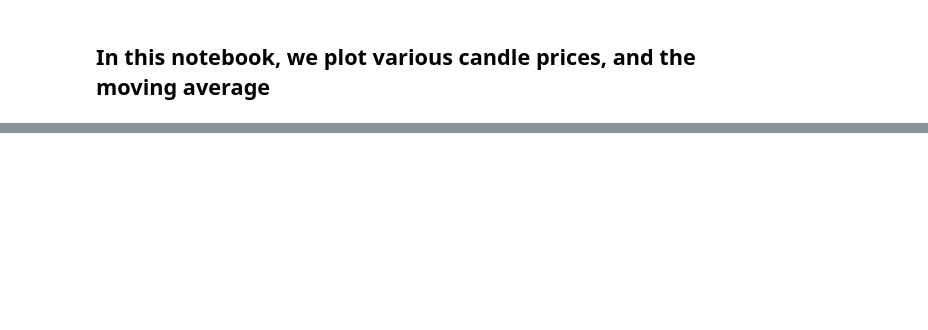
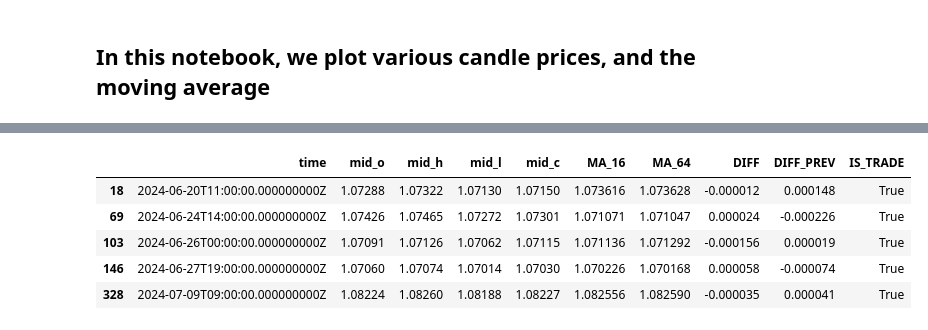
Before and after one commit to mburuxx/python_forex-backtest, a Jupyter notebook: candle_plot.ipynb, the cells around one changed output, grey strips where cells are left out. Cells and saved outputs as stored; diff of their text form; code cells hidden in the pictures; blank space fills up the shorter version.

```diff
--- a/candle_plot.ipynb
+++ b/candle_plot.ipynb
@@ -39,2 +44,24 @@ df_ma.head()
+# %%
+df_ma['DIFF_PREV'] = df_ma.DIFF.shift(1)
+# %%
+def is_trade(row):
+    if row.DIFF >= 0 and row.DIFF_PREV < 0:
+        return True
+    if row.DIFF <= 0 and row.DIFF_PREV > 0:
+        return True
+    return False
+# %%
+df_ma['IS_TRADE'] = df_ma.apply(is_trade, axis=1)
+# %%
+df_trades = df_ma[df_ma.IS_TRADE == True].copy()
+# %%
+df_trades.head()
+# %% [output]
+|  | time | mid_o | mid_h | mid_l | mid_c | MA_16 | MA_64 | DIFF | DIFF_PREV | IS_TRADE |
+| 18 | 2024-06-20T11:00:00.000000000Z | 1.07288 | 1.07322 | 1.07130 | 1.07150 | 1.073616 | 1.073628 | -0.000012 | 0.000148 | True |
+| 69 | 2024-06-24T14:00:00.000000000Z | 1.07426 | 1.07465 | 1.07272 | 1.07301 | 1.071071 | 1.071047 | 0.000024 | -0.000226 | True |
+| 103 | 2024-06-26T00:00:00.000000000Z | 1.07091 | 1.07126 | 1.07062 | 1.07115 | 1.071136 | 1.071292 | -0.000156 | 0.000019 | True |
+| 146 | 2024-06-27T19:00:00.000000000Z | 1.07060 | 1.07074 | 1.07014 | 1.07030 | 1.070226 | 1.070168 | 0.000058 | -0.000074 | True |
+| 328 | 2024-07-09T09:00:00.000000000Z | 1.08224 | 1.08260 | 1.08188 | 1.08227 | 1.082556 | 1.082590 | -0.000035 | 0.000041 | True |
 # %%
 # plot last 100 candles
```
Also changed, not shown: parts of 5 cells of this notebook.
